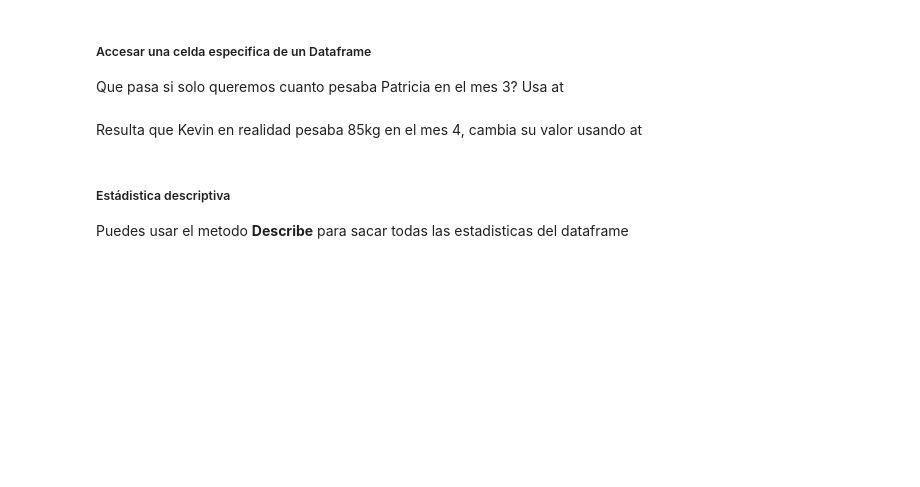
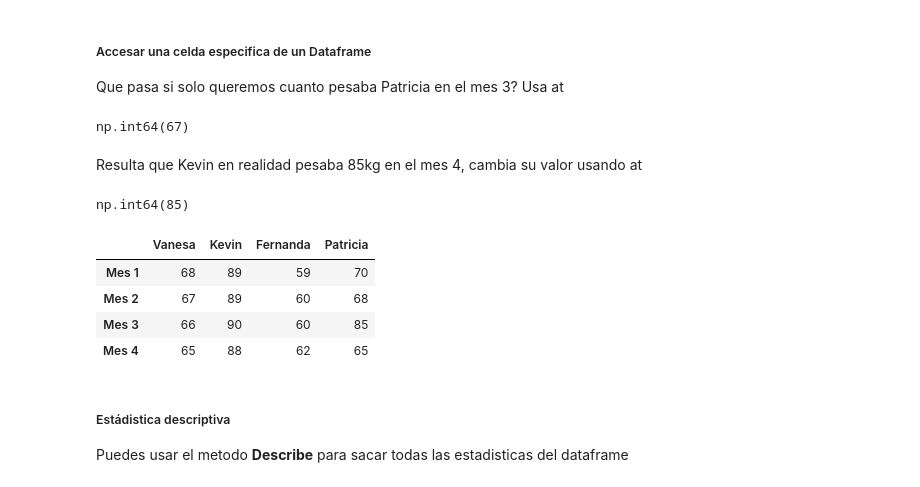
Before and after one commit to abrahajam/BIG-DATA-E-IA, a Jupyter notebook: Python Jupyter/7.-Arreglos_con_Numpy.ipynb, the cells around one changed output. Drawn from its saved outputs; the diff is of its cells as text; code cells hidden in the pictures; blank space fills up the shorter version.

```diff
--- a/Python Jupyter/7.-Arreglos_con_Numpy.ipynb
+++ b/Python Jupyter/7.-Arreglos_con_Numpy.ipynb
@@ -763,5 +772,9 @@ peso[(peso > 65) & (peso < 80)]
 ##### Accesar una celda especifica de un Dataframe
 
 Que pasa si solo queremos cuanto pesaba Patricia en el mes 3? Usa at
+# %%
+peso.at['Mes 3','Patricia']
+# %% [output]
+np.int64(67)
 # %% [markdown]
 Resulta que Kevin en realidad pesaba 85kg en el mes 4, cambia su valor usando at
@@ -768,3 +783,15 @@ Resulta que Kevin en realidad pesaba 85kg en el mes 4, cambia su valor usando at
+# %%
+peso.at['Mes 3','Patricia']
+# %% [output]
+np.int64(85)
+# %%
+peso
+# %% [output]
+|  | Vanesa | Kevin | Fernanda | Patricia |
+| Mes 1 | 68 | 89 | 59 | 70 |
+| Mes 2 | 67 | 89 | 60 | 68 |
+| Mes 3 | 66 | 90 | 60 | 85 |
+| Mes 4 | 65 | 88 | 62 | 65 |
 # %% [markdown]
 ##### Estádistica descriptiva
 
```
Also changed, not shown: parts of 39 cells of this notebook, 4 other files.
